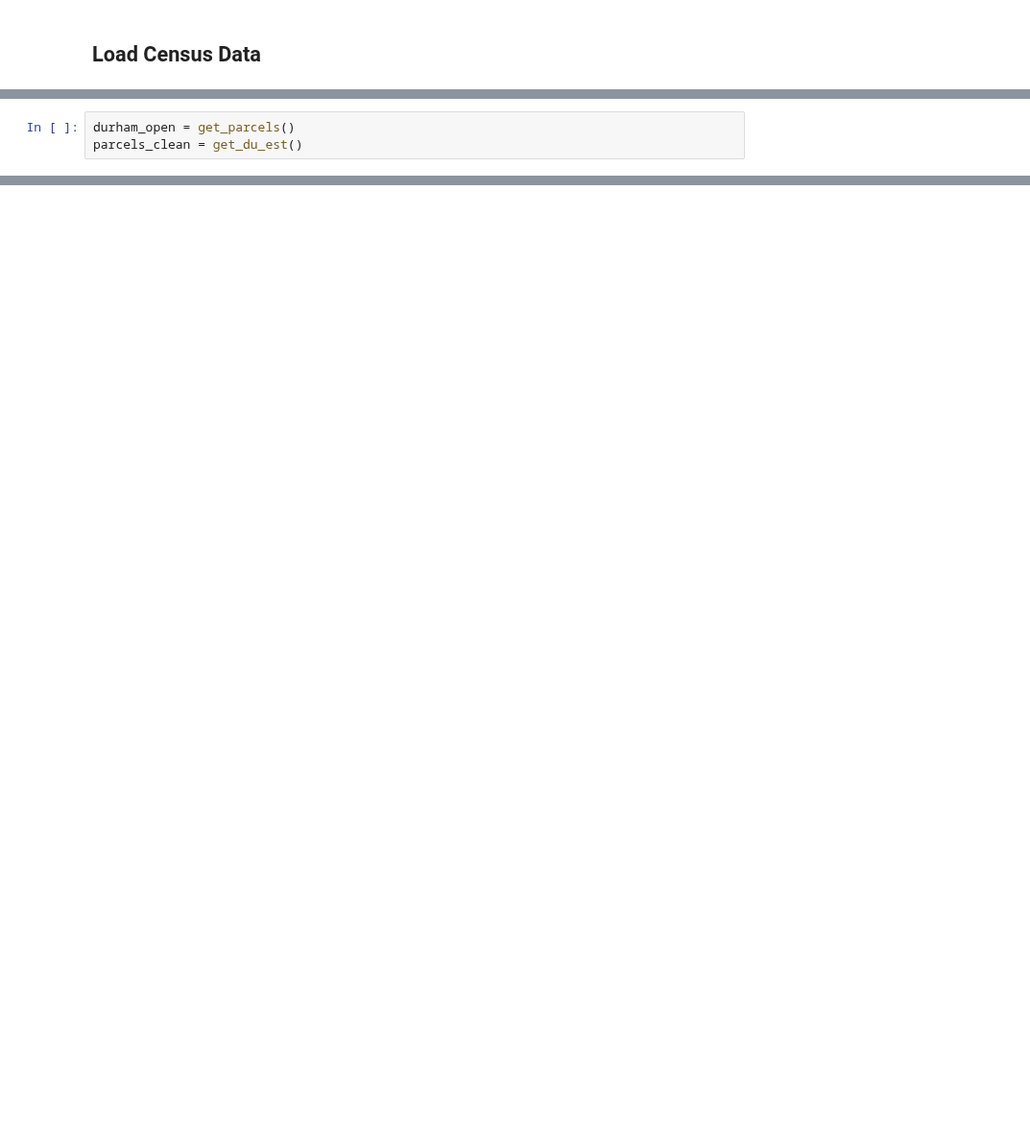
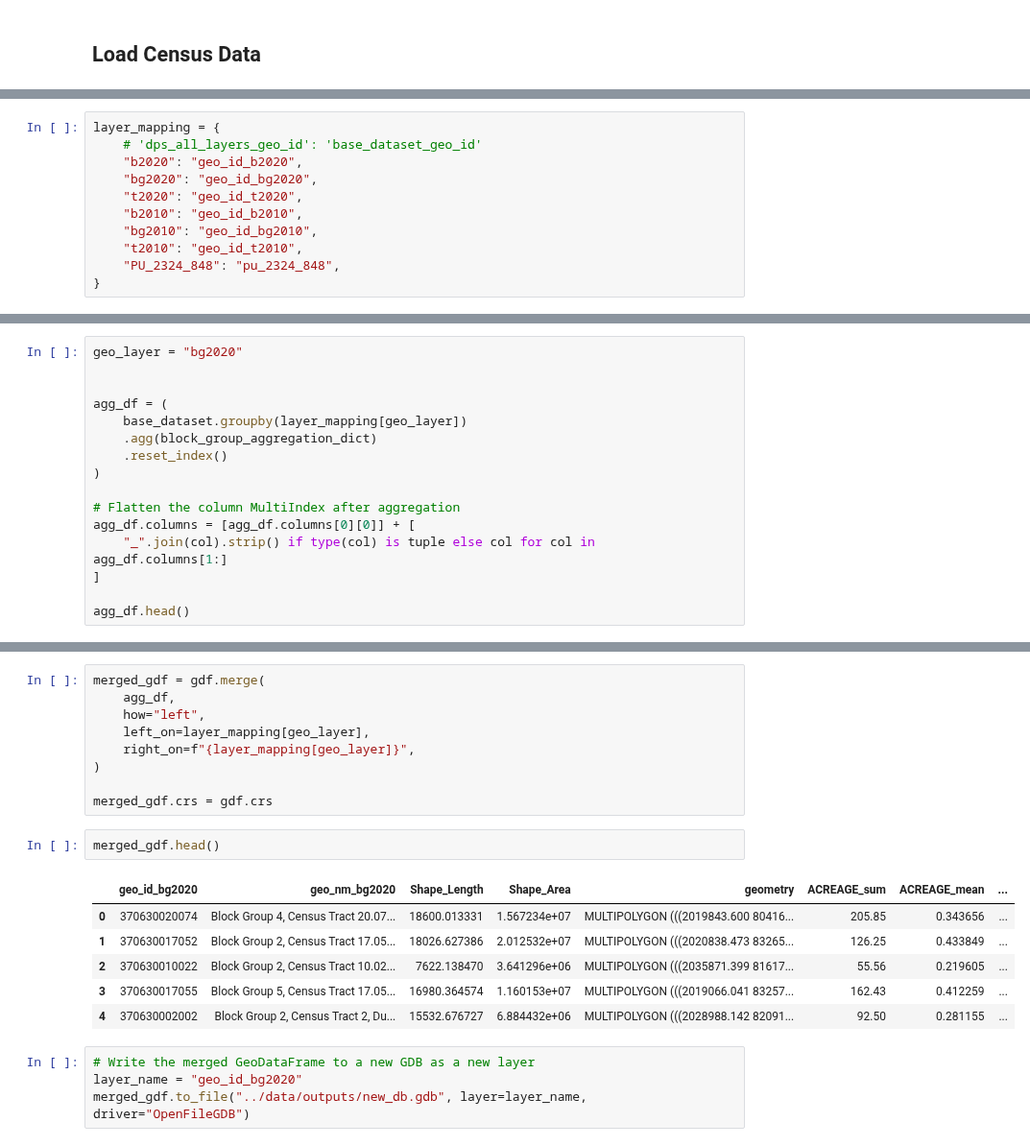
Before and after one commit to alexbarr1303/durham-public-schools, a Jupyter notebook: src/main_script_dev.ipynb, the cells around one changed output, grey strips where cells are left out. Shown at 96% size. Drawn from its saved outputs; the diff is of its cells as text; blank space fills up the shorter version.

Commit message:
added code to output as gdb for each layer

```diff
--- a/src/main_script_dev.ipynb
+++ b/src/main_script_dev.ipynb
@@ -89,3 +2,0 @@ from lib.data import (
-# %%
-durham_open = get_parcels()
-parcels_clean = get_du_est()
@@ -248,0 +137,11 @@ base_dataset.head()
+# %%
+layer_mapping = {
+    # 'dps_all_layers_geo_id': 'base_dataset_geo_id'
+    "b2020": "geo_id_b2020",
+    "bg2020": "geo_id_bg2020",
+    "t2020": "geo_id_t2020",
+    "b2010": "geo_id_b2010",
+    "bg2010": "geo_id_bg2010",
+    "t2010": "geo_id_t2010",
+    "PU_2324_848": "pu_2324_848",
+}
@@ -248,0 +184,16 @@ base_dataset.head()
+# %%
+geo_layer = "bg2020"
+
+
+agg_df = (
+    base_dataset.groupby(layer_mapping[geo_layer])
+    .agg(block_group_aggregation_dict)
+    .reset_index()
+)
+
+# Flatten the column MultiIndex after aggregation
+agg_df.columns = [agg_df.columns[0][0]] + [
+    "_".join(col).strip() if type(col) is tuple else col for col in agg_df.columns[1:]
+]
+
+agg_df.head()
@@ -248,0 +207,22 @@ base_dataset.head()
+# %%
+merged_gdf = gdf.merge(
+    agg_df,
+    how="left",
+    left_on=layer_mapping[geo_layer],
+    right_on=f"{layer_mapping[geo_layer]}",
+)
+
+merged_gdf.crs = gdf.crs
+# %%
+merged_gdf.head()
+# %% [output]
+|  | geo_id_bg2020 | geo_nm_bg2020 | Shape_Length | Shape_Area | geometry | ACREAGE_sum | ACREAGE_mean | ... |
+| 0 | 370630020074 | Block Group 4, Census Tract 20.07... | 18600.013331 | 1.567234e+07 | MULTIPOLYGON (((2019843.600 80416... | 205.85 | 0.343656 | ... |
+| 1 | 370630017052 | Block Group 2, Census Tract 17.05... | 18026.627386 | 2.012532e+07 | MULTIPOLYGON (((2020838.473 83265... | 126.25 | 0.433849 | ... |
+| 2 | 370630010022 | Block Group 2, Census Tract 10.02... | 7622.138470 | 3.641296e+06 | MULTIPOLYGON (((2035871.399 81617... | 55.56 | 0.219605 | ... |
+| 3 | 370630017055 | Block Group 5, Census Tract 17.05... | 16980.364574 | 1.160153e+07 | MULTIPOLYGON (((2019066.041 83257... | 162.43 | 0.412259 | ... |
+| 4 | 370630002002 | Block Group 2, Census Tract 2, Du... | 15532.676727 | 6.884432e+06 | MULTIPOLYGON (((2028988.142 82091... | 92.50 | 0.281155 | ... |
+# %%
+# Write the merged GeoDataFrame to a new GDB as a new layer
+layer_name = "geo_id_bg2020"
+merged_gdf.to_file("../data/outputs/new_db.gdb", layer=layer_name, driver="OpenFileGDB")
```
Also changed, not shown: parts of 23 cells of this notebook, 4 other files.
